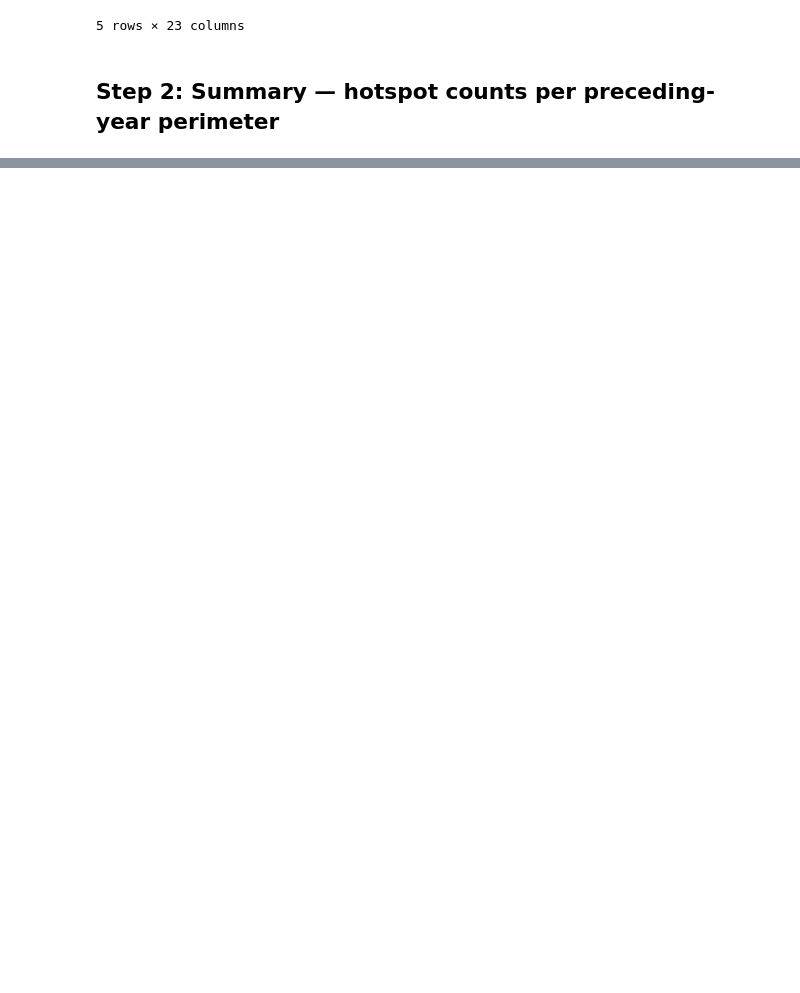
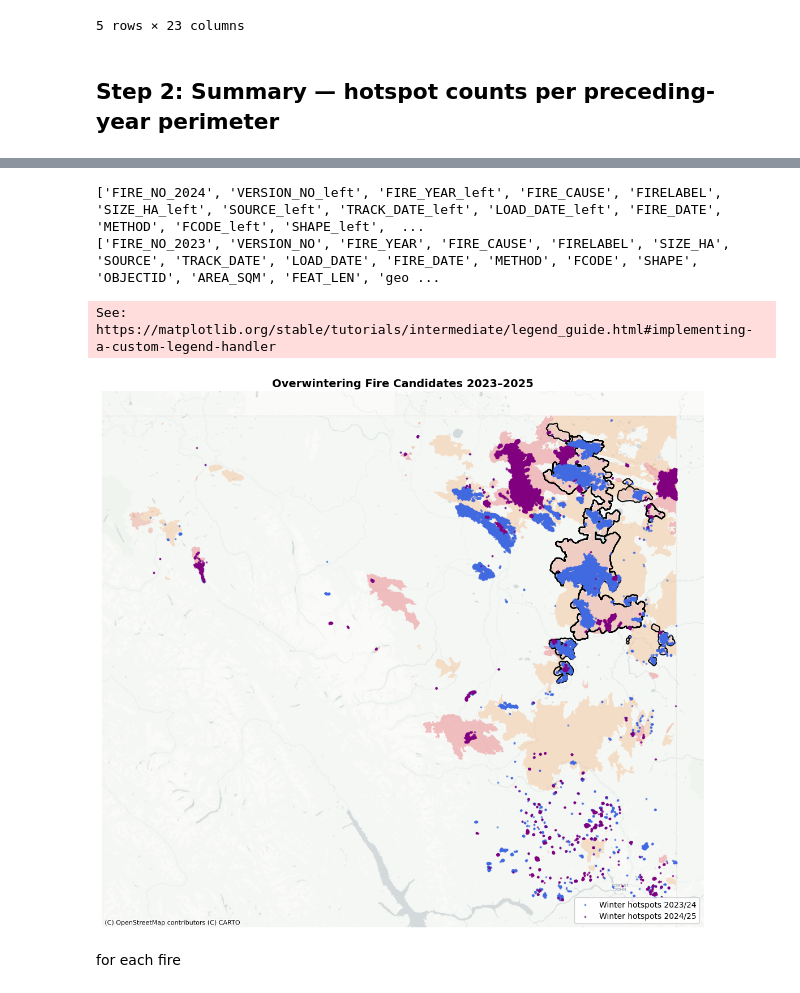
Before and after one commit to jackagoldman/overwintering, a Jupyter notebook: notebooks/overwinter_analysis.ipynb, the cells around one changed output, grey strips where cells are left out. Drawn from its saved outputs; the diff is of its cells as text; code cells hidden in the pictures; blank space fills up the shorter version.

```diff
--- a/notebooks/overwinter_analysis.ipynb
+++ b/notebooks/overwinter_analysis.ipynb
@@ -168,0 +359,2 @@ summary_2025
+# %%
+candidates_gdf = buffers_2023.merge(candidates, on='FIRE_NO', how='inner')
@@ -168,0 +444,14 @@ summary_2025
+# %%
+hs_winter_2024_25 = hs_offseason[
+    (hs_offseason['date'] >= '2024-10-01') &
+    (hs_offseason['date'] <= '2025-05-31')
+]
+
+hs_winter_2024_25['confidence_class'] = hs_winter_2024_25['CONFIDENCE'].apply(normalize_confidence)
+
+#filter
+hs_winter_2024_25 = hs_winter_2024_25[hs_winter_2024_25['confidence_class'].isin(['medium', 'high'])].copy()
+# %%
+buffers_2024 = pd.read_parquet("../data/processed_wildfire_buffers/perims_2024_clipped_buffers.parquet")
+# make geodataframe with geometry column from WKT
+buffers_2024 = gpd.GeoDataFrame(buffers_2024, geometry=gpd.GeoSeries.from_wkt(buffers_2024["buffer_wkt"]), crs="EPSG:3005")
@@ -168,0 +587,2 @@ summary_2025
+# %%
+perimeters_2025 = gpd.read_file("../data/processed_fire_perimeters/perims_2025_clipped_3005.geojson")
@@ -168,0 +672,53 @@ summary_2025
+# %%
+print(two_winter_confirmed.columns.tolist())
+print(two_winter_gdf.columns.tolist())
+# %% [output]
+['FIRE_NO_2024', 'VERSION_NO_left', 'FIRE_YEAR_left', 'FIRE_CAUSE', 'FIRELABEL', 'SIZE_HA_left', 'SOURCE_left', 'TRACK_DATE_left', 'LOAD_DATE_left', 'FIRE_DATE', 'METHOD', 'FCODE_left', 'SHAPE_left',  ...
+['FIRE_NO_2023', 'VERSION_NO', 'FIRE_YEAR', 'FIRE_CAUSE', 'FIRELABEL', 'SIZE_HA', 'SOURCE', 'TRACK_DATE', 'LOAD_DATE', 'FIRE_DATE', 'METHOD', 'FCODE', 'SHAPE', 'OBJECTID', 'AREA_SQM', 'FEAT_LEN', 'geo ...
+# %%
+import matplotlib.pyplot as plt
+import contextily as ctx
+from matplotlib.patches import Patch
+
+perimeters_2023= gpd.read_file("../data/processed_fire_perimeters/perims_2023_clipped_3005.geojson")
+
+# Reproject to Web Mercator for contextily basemap
+perimeters_2023_wm    = perimeters_2023.to_crs(epsg=3857)
+perimeters_2024_wm    = perimeters_2024.to_crs(epsg=3857)
+perimeters_2025_wm    = perimeters_2025.to_crs(epsg=3857)
+two_winter_wm         = two_winter_confirmed.to_crs(epsg=3857)
+hs_winter_2023_24_wm  = hs_winter_2023_24.to_crs(epsg=3857)
+hs_winter_2024_25_wm  = hs_winter_2024_25.to_crs(epsg=3857)
+
+fig, ax = plt.subplots(figsize=(14, 10))
+
+# Background perimeters — all years, muted
+perimeters_2023_wm.plot(ax=ax, color='#f4a261', alpha=0.3, label='2023 perimeters')
+perimeters_2024_wm.plot(ax=ax, color='#e76f51', alpha=0.3, label='2024 perimeters')
+perimeters_2025_wm.plot(ax=ax, color='#e63946', alpha=0.3, label='2025 perimeters')
+
+# Two-winter survivor origin perimeters — highlighted
+two_winter_wm.plot(ax=ax, color='none', edgecolor='black', linewidth=1.5,
+                   label='Two-winter survivor (2023 origin)')
+
+# Winter hotspots
+hs_winter_2023_24_wm.plot(ax=ax, color='royalblue', markersize=3,
+                            alpha=0.6, label='Winter hotspots 2023/24')
+hs_winter_2024_25_wm.plot(ax=ax, color='purple', markersize=3,
+                            alpha=0.6, label='Winter hotspots 2024/25')
+
+# Basemap
+ctx.add_basemap(ax, source=ctx.providers.CartoDB.Positron, zoom=8)
+
+# Legend & labels
+ax.set_title('Overwintering Fire Candidates 2023–2025', fontsize=14, fontweight='bold')
+ax.set_axis_off()
+plt.legend(loc='lower right', framealpha=0.9)
+plt.tight_layout()
+plt.savefig('overwinter_map.png', dpi=300, bbox_inches='tight')
+plt.show()
+# %% [output]
+See: https://matplotlib.org/stable/tutorials/intermediate/legend_guide.html#implementing-a-custom-legend-handler
+[figure, added]
+# %% [markdown]
+for each fire
```
Also changed, not shown: parts of 51 cells of this notebook, 13 other files.
